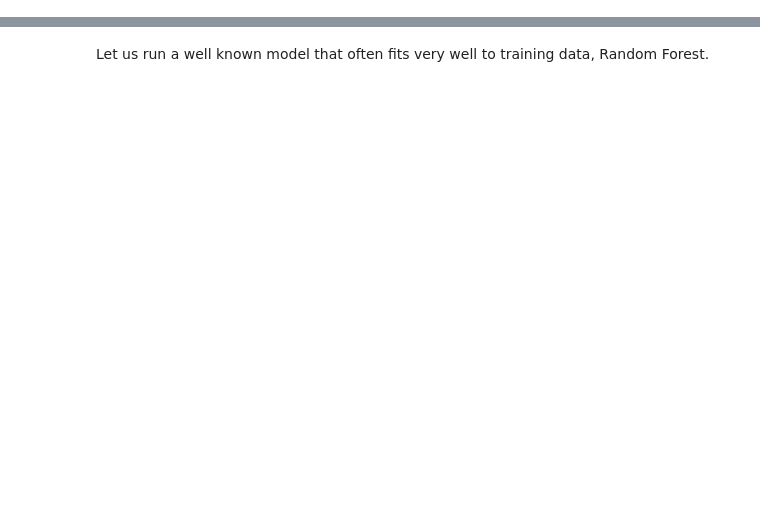
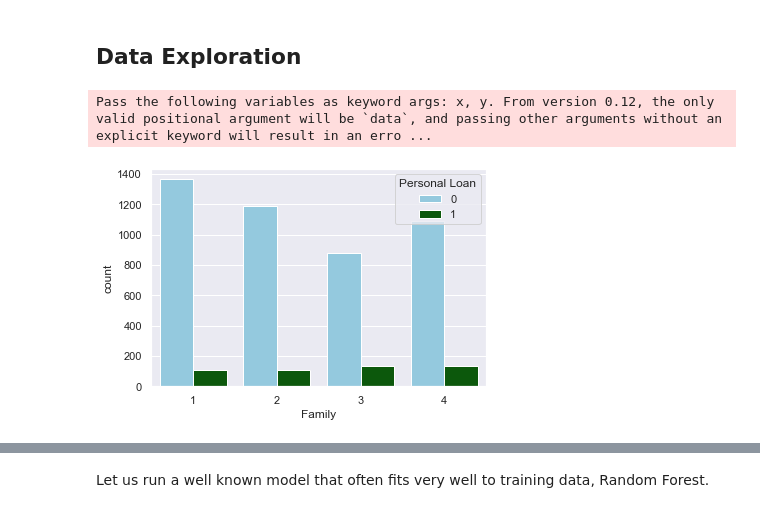
Before and after one commit to sonalijha1711/wids-explainable-ai, a Jupyter notebook: loan_shap.ipynb, the cells around one changed output, grey strips where cells are left out. Drawn from its saved outputs; the diff is of its cells as text; code cells hidden in the pictures; blank space fills up the shorter version.

```diff
--- a/loan_shap.ipynb
+++ b/loan_shap.ipynb
@@ -102,3 +177,28 @@ loan_data.shape
 # %%
 #ID won't be a valuable feature
 loan_data.drop(columns = "ID", inplace = True)
+# %% [markdown]
+## Data Exploration
+# %%
+# A function that returns value counts for a column split by personal_loan
+def groupby_get_cc_count(tdf, col):
+    tdf = tdf.groupby([col, "Personal Loan"])["Personal Loan"].count().reset_index(level = 0)
+    tdf.columns = [col, "count"]
+    tdf = tdf.reset_index()
+    return tdf
+
+
+xx = df["Family"].value_counts().reset_index()
+xx["index"] = xx["index"].astype(str)
+xx["family_perc"] = xx["Family"].apply(lambda x : round((x/5000)*100, 2))
+# create_donut(*(1, xx.iloc[0]["family_perc"], xx.iloc[1]["family_perc"], xx.iloc[2]["family_perc"], xx.iloc[3]["family_perc"], 4))      # Create a donut chart each family size
+
+
+# Create a bar chart showing count of family grouped by size and split by personal_loan
+plt.subplot(1, 1, 1)
+xx = groupby_get_cc_count(df[["Family", "Personal Loan"]], "Family")
+sns.barplot(xx["Family"], xx["count"], hue = xx["Personal Loan"], palette = ["skyblue", "darkgreen"]);
+plt.show();
+# %% [output]
+Pass the following variables as keyword args: x, y. From version 0.12, the only valid positional argument will be `data`, and passing other arguments without an explicit keyword will result in an erro ...
+[figure, added]
```
Also changed, not shown: parts of 69 cells of this notebook, 2 other files.
